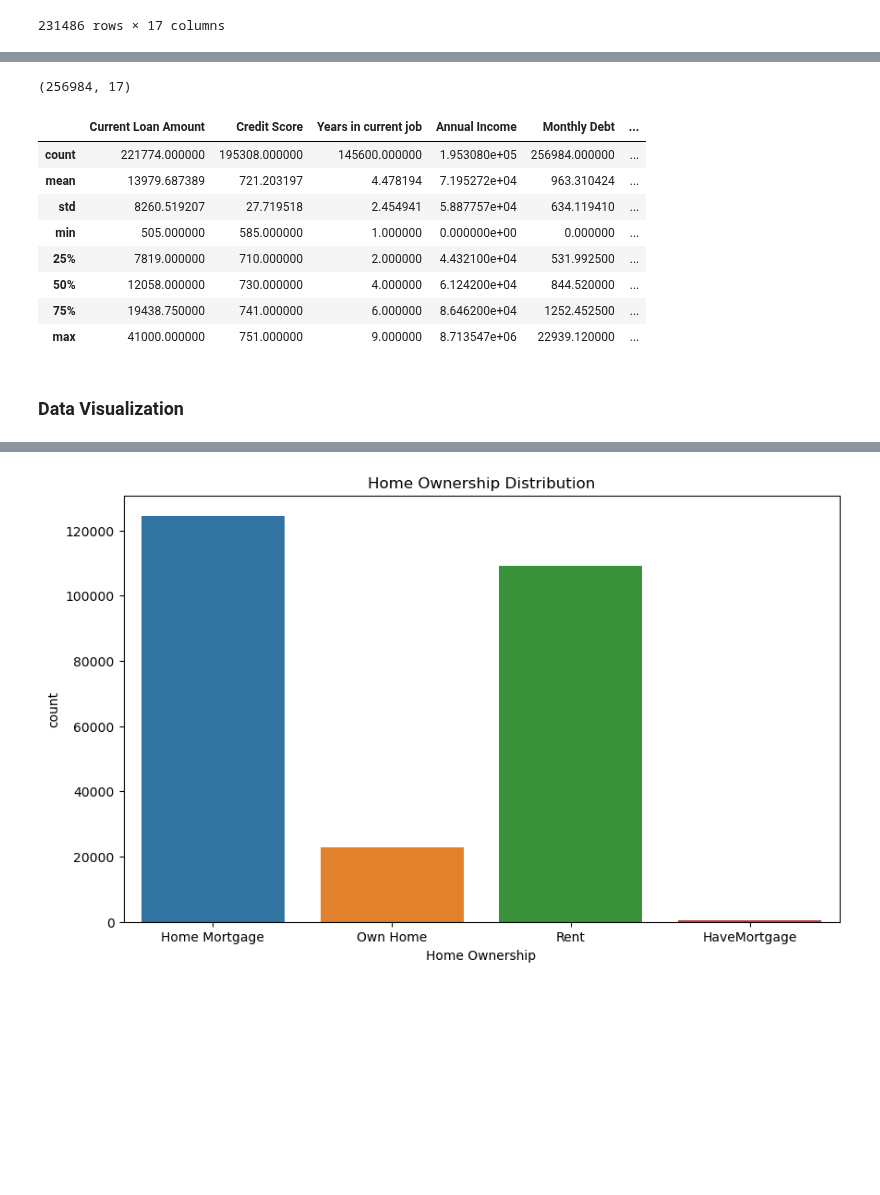
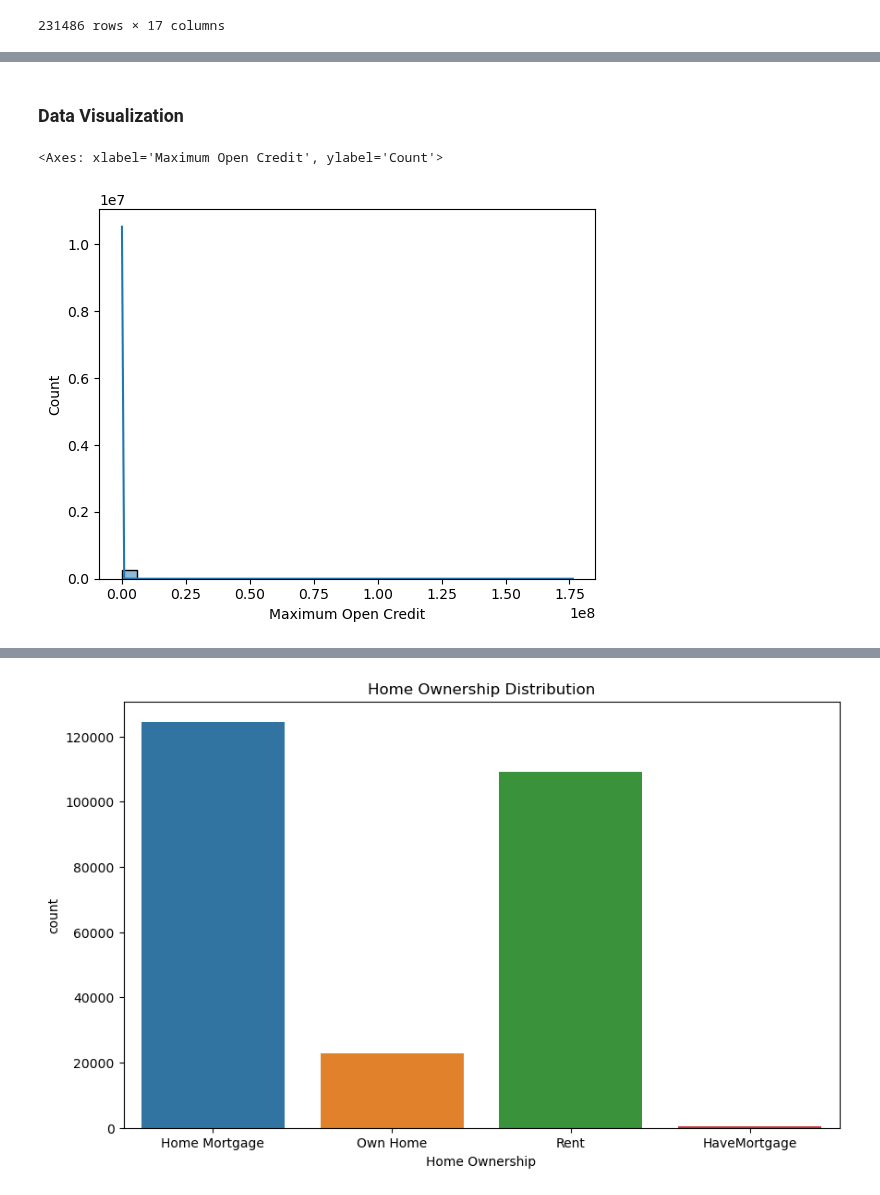
Before and after one commit to zafermesut/ai-crash-course, a Jupyter notebook: Homeworks/Loan Prediction/Loan Prediction.ipynb, the cells around one changed output, grey strips where cells are left out. Drawn from its saved outputs; the diff is of its cells as text; code cells hidden in the pictures; blank space fills up the shorter version.

```diff
--- a/Homeworks/Loan Prediction/Loan Prediction.ipynb
+++ b/Homeworks/Loan Prediction/Loan Prediction.ipynb
@@ -221,18 +319,9 @@ Name: count, Length: 167, dtype: int64
 # %%
-df.shape
+df = df_filled
-# %% [output]
-(256984, 17)
-# %%
-df.describe()
-# %% [output]
-|  | Current Loan Amount | Credit Score | Years in current job | Annual Income | Monthly Debt | ... |
-| count | 221774.000000 | 195308.000000 | 145600.000000 | 1.953080e+05 | 256984.000000 | ... |
-| mean | 13979.687389 | 721.203197 | 4.478194 | 7.195272e+04 | 963.310424 | ... |
-| std | 8260.519207 | 27.719518 | 2.454941 | 5.887757e+04 | 634.119410 | ... |
-| min | 505.000000 | 585.000000 | 1.000000 | 0.000000e+00 | 0.000000 | ... |
-| 25% | 7819.000000 | 710.000000 | 2.000000 | 4.432100e+04 | 531.992500 | ... |
-| 50% | 12058.000000 | 730.000000 | 4.000000 | 6.124200e+04 | 844.520000 | ... |
-| 75% | 19438.750000 | 741.000000 | 6.000000 | 8.646200e+04 | 1252.452500 | ... |
-| max | 41000.000000 | 751.000000 | 9.000000 | 8.713547e+06 | 22939.120000 | ... |
 # %% [markdown]
 ### Data Visualization
+# %%
+sns.histplot(df['Maximum Open Credit'], bins=30, kde=True)
+# %% [output]
+<Axes: xlabel='Maximum Open Credit', ylabel='Count'>
+[figure, added]
```
Also changed, not shown: parts of 39 cells of this notebook, 1 other file.
